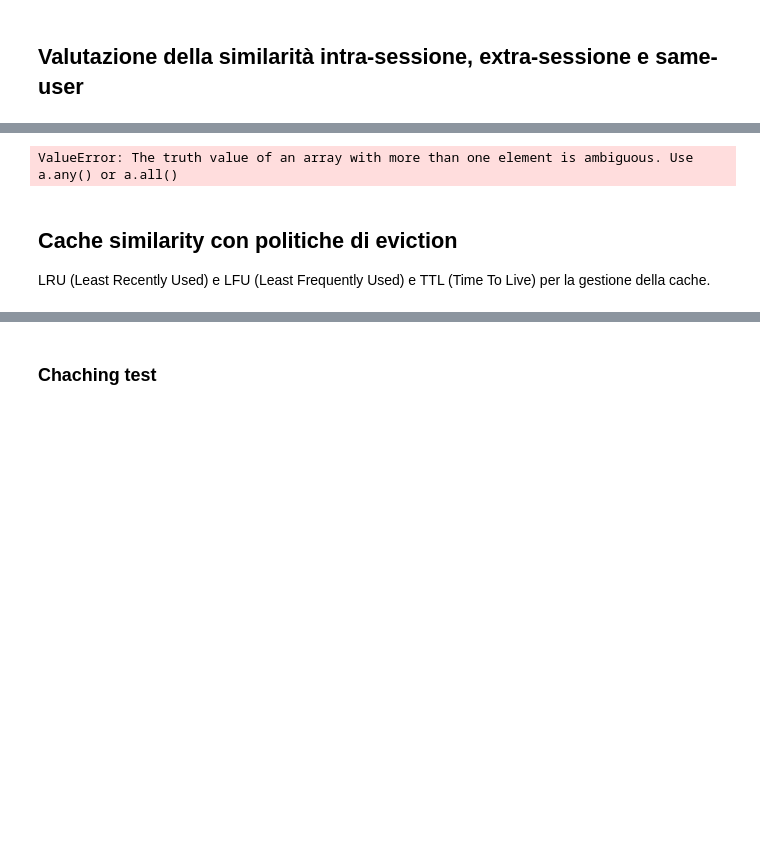
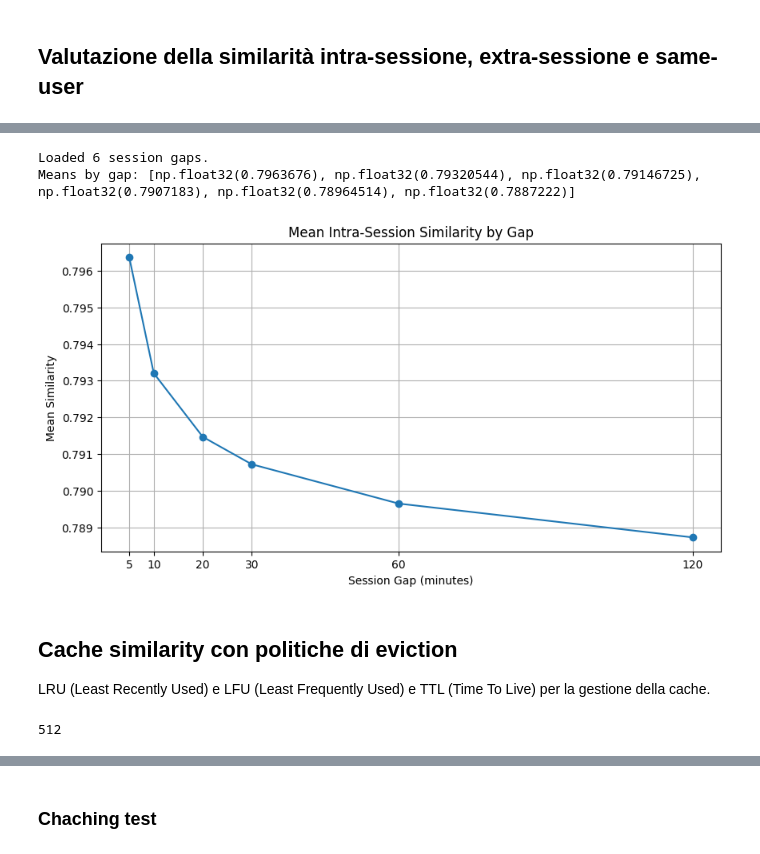
Before and after one commit to PtrTella/Inria, a Jupyter notebook: Code/OptimizedCache.ipynb, the cells around one changed output, grey strips where cells are left out. Drawn from its saved outputs; the diff is of its cells as text; code cells hidden in the pictures; blank space fills up the shorter version.

```diff
--- a/Code/OptimizedCache.ipynb
+++ b/Code/OptimizedCache.ipynb
@@ -259,7 +277,8 @@ def compute_intra_session_sims(
     batches = manager.sample_sessions(
         num_sessions=num_sessions,
         max_prompts=max_prompts,
-        random_order=random_order
+        random_order=random_order,
+        gap=session_gap
     )
     sims_list = []
     for _, embs in batches:
@@ -274,7 +293,7 @@ def compute_intra_session_sims(
 
 def compute_user_sims(
     manager,
-    num_prompts: Optional[int] = None,
+    num_users: Optional[int] = None,
     random_order: bool = True
 ) -> np.ndarray:
     """
@@ -283,7 +302,7 @@ def compute_user_sims(
     Ritorna array concatenato dei dot‑product tra embeddings consecutive per utente.
     """
     user_dict = manager.sample_user_prompts(
-        num_prompts=num_prompts,
+        num_users=num_users,
         random_order=random_order,
         per_user=True
     )
@@ -307,7 +326,7 @@ def compute_random_sims(
     • Altrimenti estrae num_prompts a caso o sequenziali.
     Ritorna array di dot‑product tra embeddings consecutive nell’array risultante.
     """
-    items = manager.sample_random_prompts(
+    items = manager.sample_prompts(
         num_prompts=num_prompts,
         random_order=random_order
     )
@@ -349,30 +381,22 @@ plot_distributions(intra, user, rand)
 # %%
 session_gaps = [5, 10, 20, 30, 60, 120]
-sims_by_gap = {
-    gap: compute_intra_session_sims(manager, num_sessions=50, session_gap=gap, max_prompts=None)
-    for gap in session_gaps
-}
+
+sims_by_gap = [np.mean(compute_intra_session_sims(manager, num_sessions=None, session_gap=gap, max_prompts=None)) for gap in session_gaps]
+print (f"Loaded {len(sims_by_gap)} session gaps.")
+print (f"Means by gap: {sims_by_gap}")
+# plot sims_by_gap
+plt.figure(figsize=(10, 5))
+plt.plot(session_gaps, sims_by_gap, marker='o')
+plt.title('Mean Intra-Session Similarity by Gap')
+plt.xlabel('Session Gap (minutes)')
+plt.ylabel('Mean Similarity')
+plt.xticks(session_gaps)
+plt.grid()
+plt.show()
+# %% [output]
+Loaded 6 session gaps.
+Means by gap: [np.float32(0.7963676), np.float32(0.79320544), np.float32(0.79146725), np.float32(0.7907183), np.float32(0.78964514), np.float32(0.7887222)]
+[figure, added]
-# %%
-means = []
-for gap in session_gaps:
-    vals = sims_by_gap[gap]
-    means.append(np.mean(vals) if vals else 0.0)
-
-plt.figure(figsize=(8,5))
-plt.errorbar(
-    session_gaps, means,
-    marker='o', linestyle='-', capsize=5
-)
-plt.xlabel("Session gap (minuti)")
-plt.ylabel("Mean intra‐session similarity (cosine)")
-plt.title("Mean ± STD intra‐session similarity vs session_gap")
-plt.grid(True)
-plt.show()
-
-best_gap = session_gaps[np.argmax(means)]
-print(f"Miglior session_gap = {best_gap} min  (mean sim = {means[session_gaps.index(best_gap)]:.4f})")
-# %% [output]
-ValueError: The truth value of an array with more than one element is ambiguous. Use a.any() or a.all()
 # %% [markdown]
 ## Cache similarity con politiche di eviction
 
@@ -487,0 +642,10 @@ class SimilarityTTLCache:
+# %%
+# inizializzazione
+dim = manager.emb_matrix.shape[1]
+print(dim)
+lru = LRUCache(capacity=500, threshold=0.8, dim=dim)
+# query con embedding già prelevato
+prompt, emb = manager.sample_prompts(num_prompts=1)[0]
+hit = lru.query(prompt, emb)
+# %% [output]
+512
```
Also changed, not shown: parts of 14 cells of this notebook.
